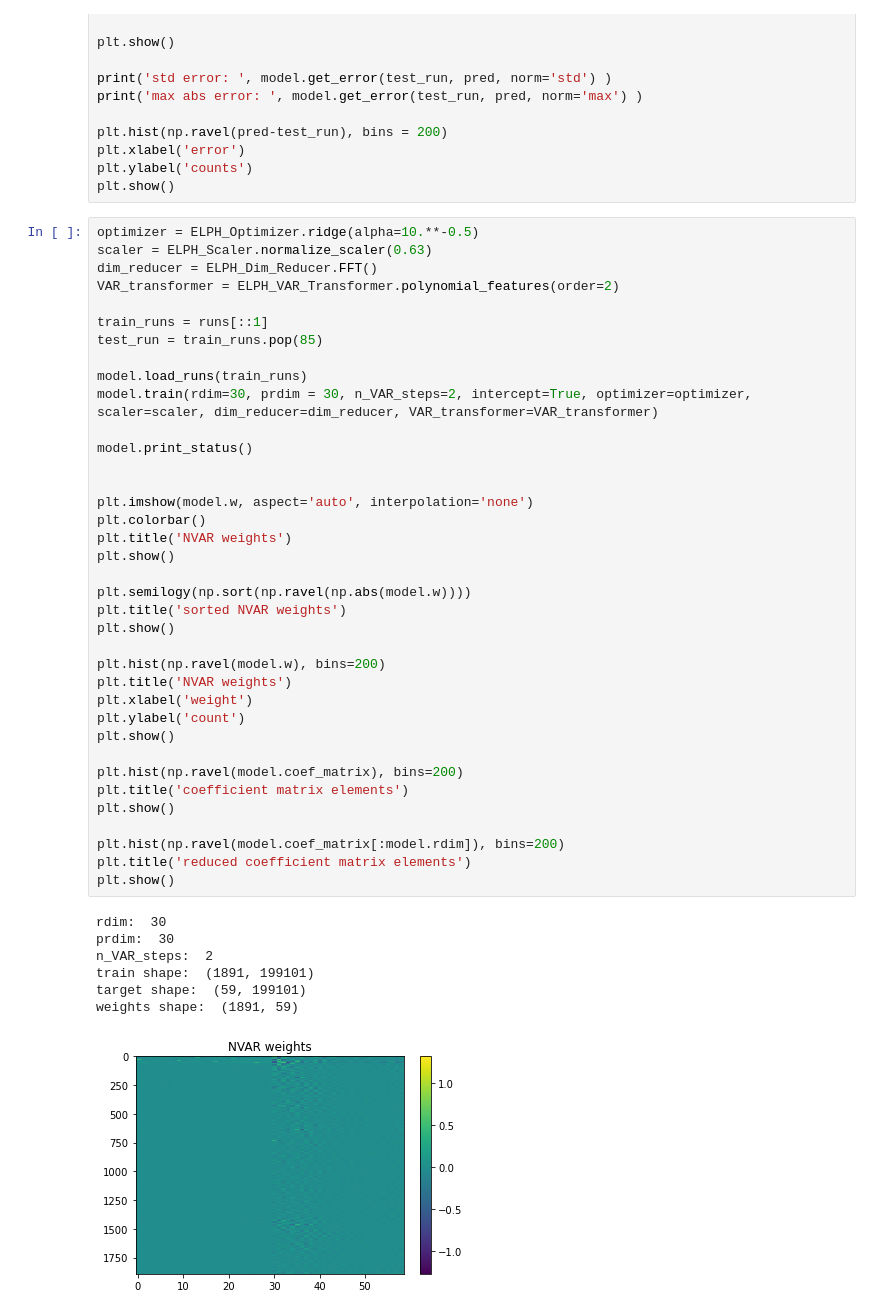
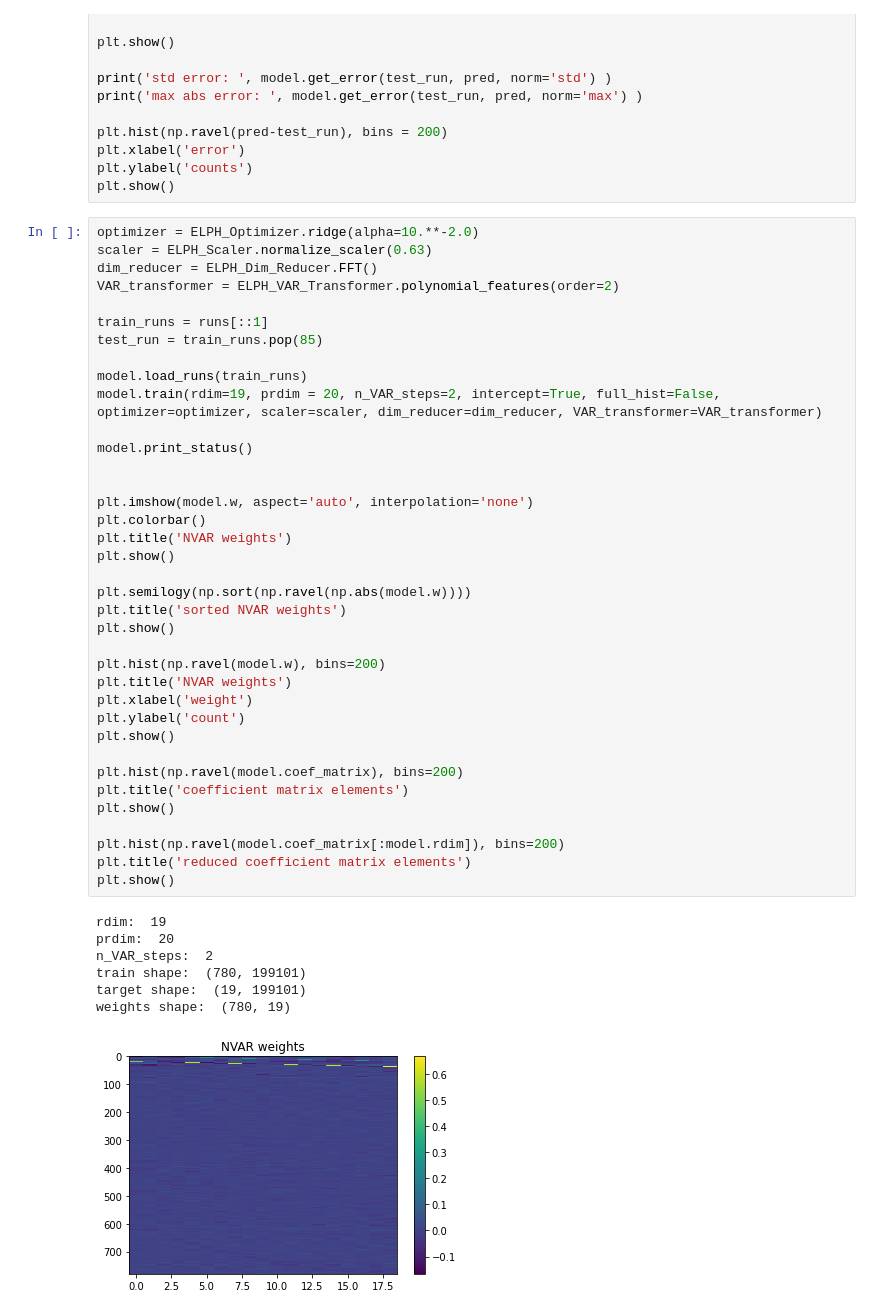
Before and after one commit to stmeinecke/derrom, a Jupyter notebook: ELPH-ML_RDNLVAR.ipynb, the cells around one changed output. Cells and saved outputs as stored; diff of their text form.

Commit message:
FFT dim reducer bug fixes - still more work required...

```diff
--- a/ELPH-ML_RDNLVAR.ipynb
+++ b/ELPH-ML_RDNLVAR.ipynb
@@ -190,7 +181,7 @@ plt.xlabel('error')
 plt.ylabel('counts')
 plt.show()
 # %%
-optimizer = ELPH_Optimizer.ridge(alpha=10.**-0.5)
+optimizer = ELPH_Optimizer.ridge(alpha=10.**-2.0)
 scaler = ELPH_Scaler.normalize_scaler(0.63)
 dim_reducer = ELPH_Dim_Reducer.FFT()
 VAR_transformer = ELPH_VAR_Transformer.polynomial_features(order=2)
@@ -199,38 +190,38 @@ train_runs = runs[::1]
 test_run = train_runs.pop(85)
 
 model.load_runs(train_runs)
-model.train(rdim=30, prdim = 30, n_VAR_steps=2, intercept=True, optimizer=optimizer, scaler=scaler, dim_reducer=dim_reducer, VAR_transformer=VAR_transformer)
+model.train(rdim=19, prdim = 20, n_VAR_steps=2, intercept=True, full_hist=False, optimizer=optimizer, scaler=scaler, dim_reducer=dim_reducer, VAR_transformer=VAR_transformer)
 
 model.print_status()
 
 
 plt.imshow(model.w, aspect='auto', interpolation='none')
 plt.colorbar()
 plt.title('NVAR weights')
 plt.show()
 
 plt.semilogy(np.sort(np.ravel(np.abs(model.w))))
 plt.title('sorted NVAR weights')
 plt.show()
 
 plt.hist(np.ravel(model.w), bins=200)
 plt.title('NVAR weights')
 plt.xlabel('weight')
 plt.ylabel('count')
 plt.show()
 
 plt.hist(np.ravel(model.coef_matrix), bins=200)
 plt.title('coefficient matrix elements')
 plt.show()
 
 plt.hist(np.ravel(model.coef_matrix[:model.rdim]), bins=200)
 plt.title('reduced coefficient matrix elements')
 plt.show()
 # %% [output]
-rdim:  30
-prdim:  30
+rdim:  19
+prdim:  20
 n_VAR_steps:  2
-train shape:  (1891, 199101)
-target shape:  (59, 199101)
-weights shape:  (1891, 59)
+train shape:  (780, 199101)
+target shape:  (19, 199101)
+weights shape:  (780, 19)
-[figure, old version]
+[figure, new version]
```
Also changed, not shown: parts of 8 cells of this notebook, 1 other file.
